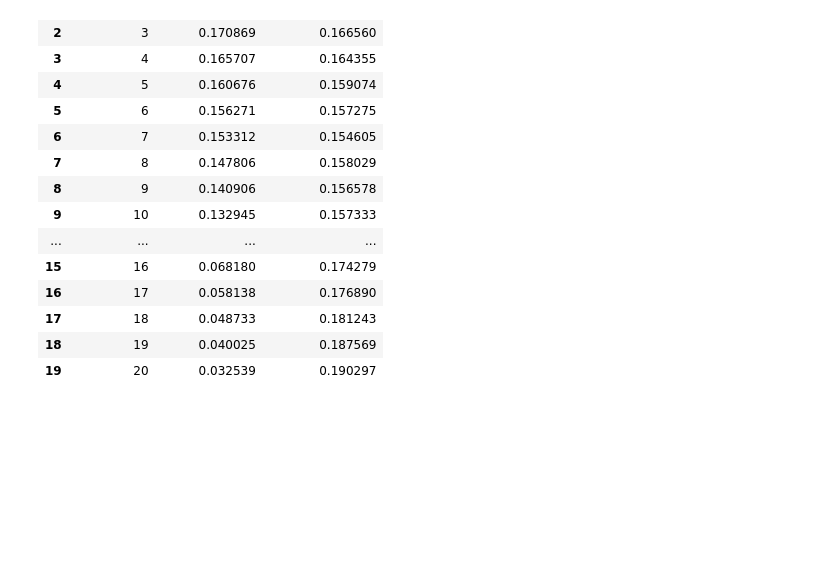
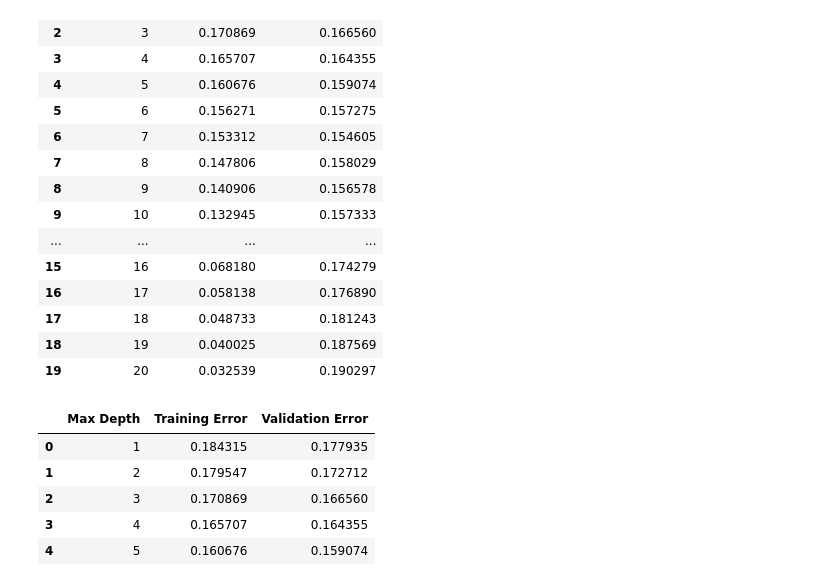
Before and after one commit to AnubhavBangari3/AI-Practise-dump, a Jupyter notebook: Machine Learning with Python and Scikit-Learn/Desision_Tree.ipynb, the cells around one changed output. Cells and saved outputs as stored; diff of their text form; code cells hidden in the pictures; blank space fills up the shorter version.

```diff
--- a/Machine Learning with Python and Scikit-Learn/Desision_Tree.ipynb
+++ b/Machine Learning with Python and Scikit-Learn/Desision_Tree.ipynb
@@ -374,0 +377,9 @@ errors_df
+# %%
+errors_df.head()
+# %% [output]
+|  | Max Depth | Training Error | Validation Error |
+| 0 | 1 | 0.184315 | 0.177935 |
+| 1 | 2 | 0.179547 | 0.172712 |
+| 2 | 3 | 0.170869 | 0.166560 |
+| 3 | 4 | 0.165707 | 0.164355 |
+| 4 | 5 | 0.160676 | 0.159074 |
```
Also changed, not shown: parts of 10 cells of this notebook.
